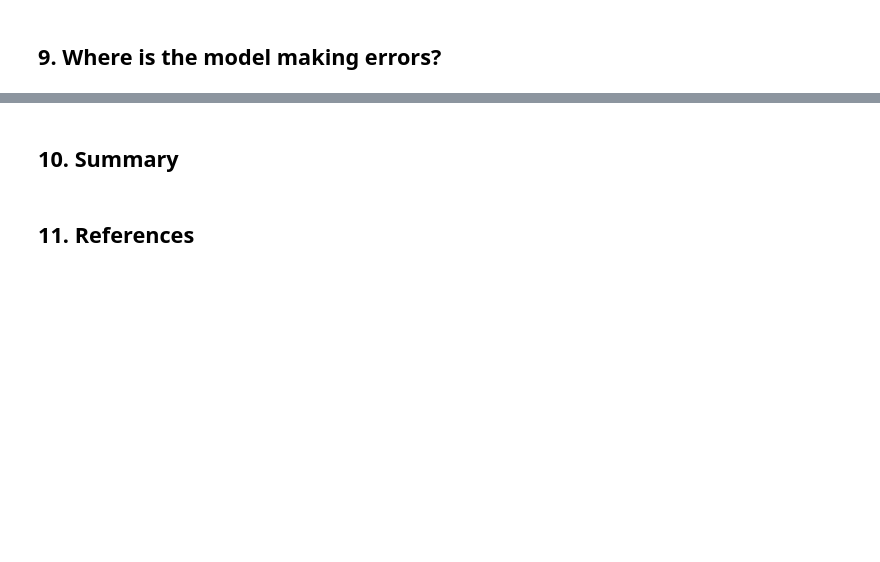
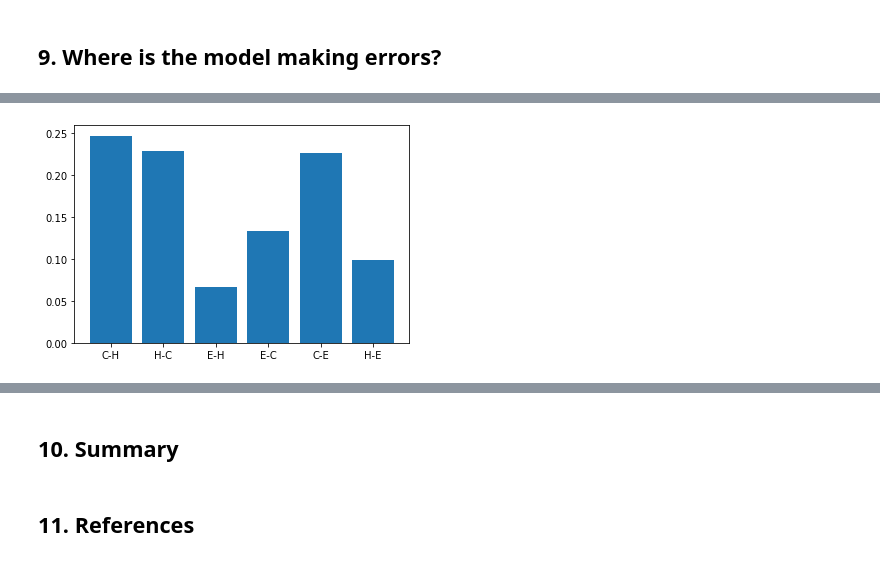
Before and after one commit to barsur93/protein_structure_prediction, a Jupyter notebook: protein_structure_prediction.ipynb, the cells around one changed output, grey strips where cells are left out. Cells and saved outputs as stored; diff of their text form; code cells hidden in the pictures; blank space fills up the shorter version.

```diff
--- a/protein_structure_prediction.ipynb
+++ b/protein_structure_prediction.ipynb
@@ -1036,0 +894,6 @@ with open('../models/model9_conv1d_bilstm_x2_dense_x2_protvec_embeddings_q8_hist
+# %%
+plt.bar(x=np.arange(len(sst3_mistakes_summary)), height=[x/sum(sst3_mistakes_summary.values()) for x in sst3_mistakes_summary.values()])
+plt.xticks(ticks=np.arange(len(sst3_mistakes_summary)), labels=sst3_mistakes_summary.keys())
+plt.show()
+# %% [output]
+[figure, added]
```
Also changed, not shown: parts of 51 cells of this notebook.
